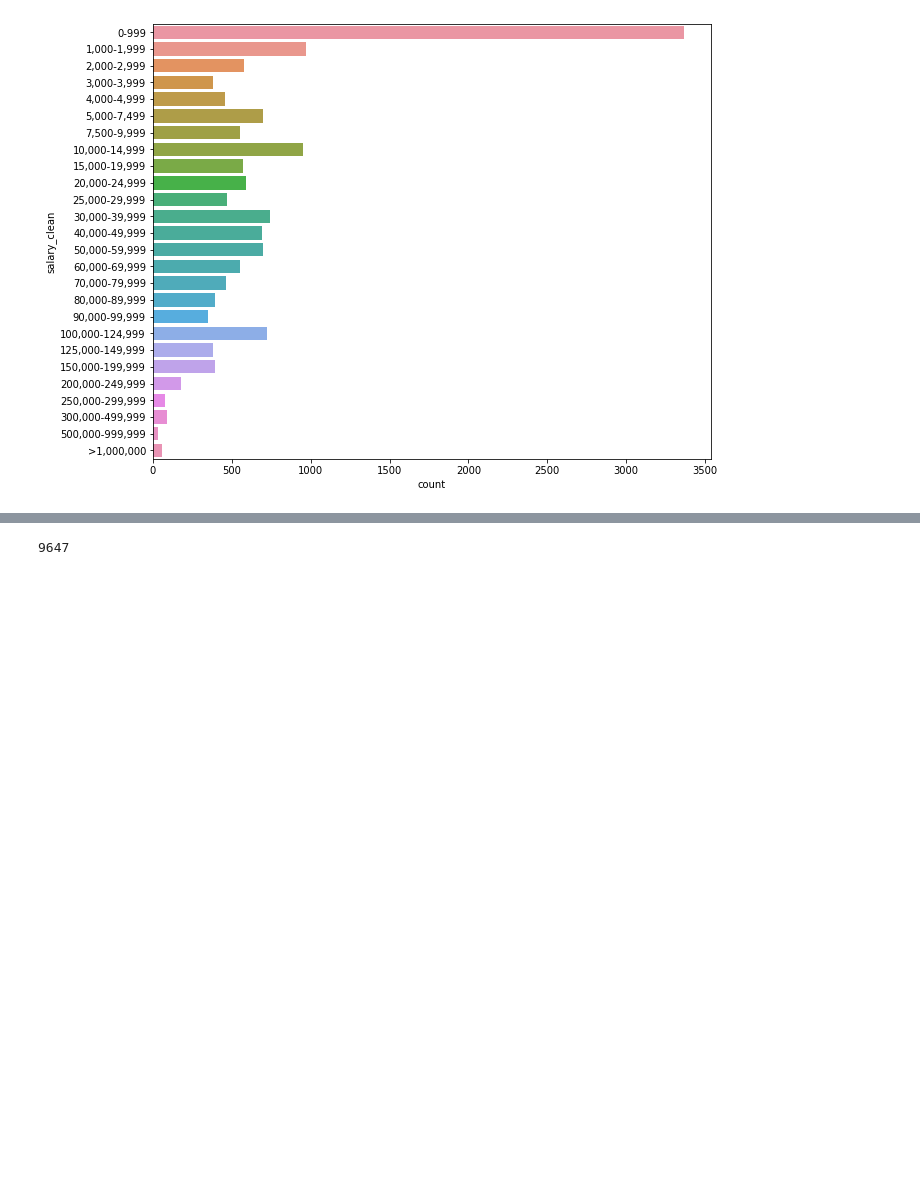
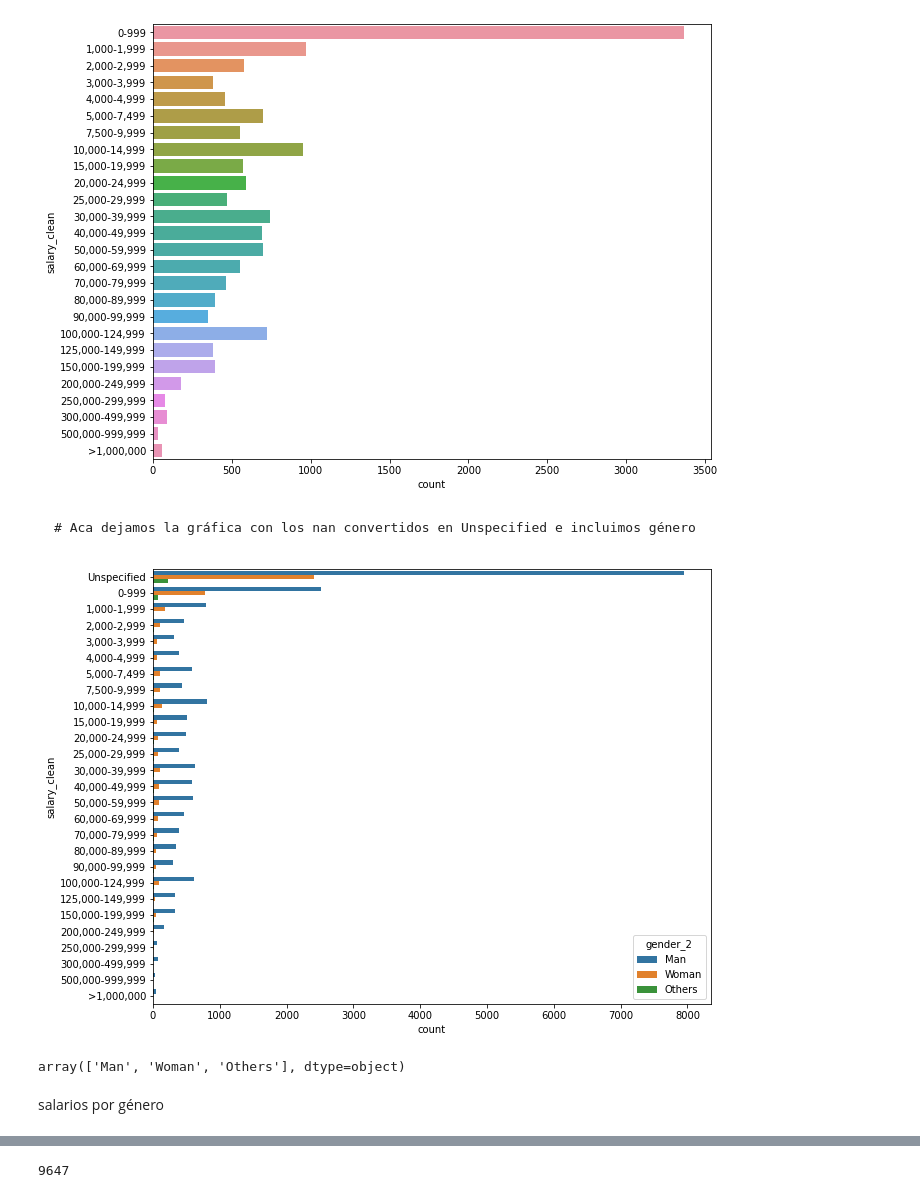
Before and after one commit to Adalab/project-da-promo-A-module-2-team-1-, a Jupyter notebook: Analisis exploratorio/EDA_ col_empresas.ipynb, the cells around one changed output, grey strips where cells are left out. Drawn from its saved outputs; the diff is of its cells as text; code cells hidden in the pictures; blank space fills up the shorter version.

```diff
--- a/Analisis exploratorio/EDA_ col_empresas.ipynb
+++ b/Analisis exploratorio/EDA_ col_empresas.ipynb
@@ -194,3 +246,15 @@ salary_order= '0-999', '1,000-1,999', '2,000-2,999', '3,000-3,999','4,000-4,999'
 ax = sns.countplot(y="salary_clean", data=df, order= salary_order)
 # %% [output]
 [figure]
+# %% [markdown]
+    # Aca dejamos la gráfica con los nan convertidos en Unspecified e incluimos género
+# %%
+ax = sns.countplot(y="salary_clean", data=df, hue= "gender_2", order= salary_order)
+# %% [output]
+[figure, added]
+# %%
+df.gender_2.unique()
+# %% [output]
+array(['Man', 'Woman', 'Others'], dtype=object)
+# %% [markdown]
+salarios por género
```
Also changed, not shown: parts of 34 cells of this notebook, 1 other file.
